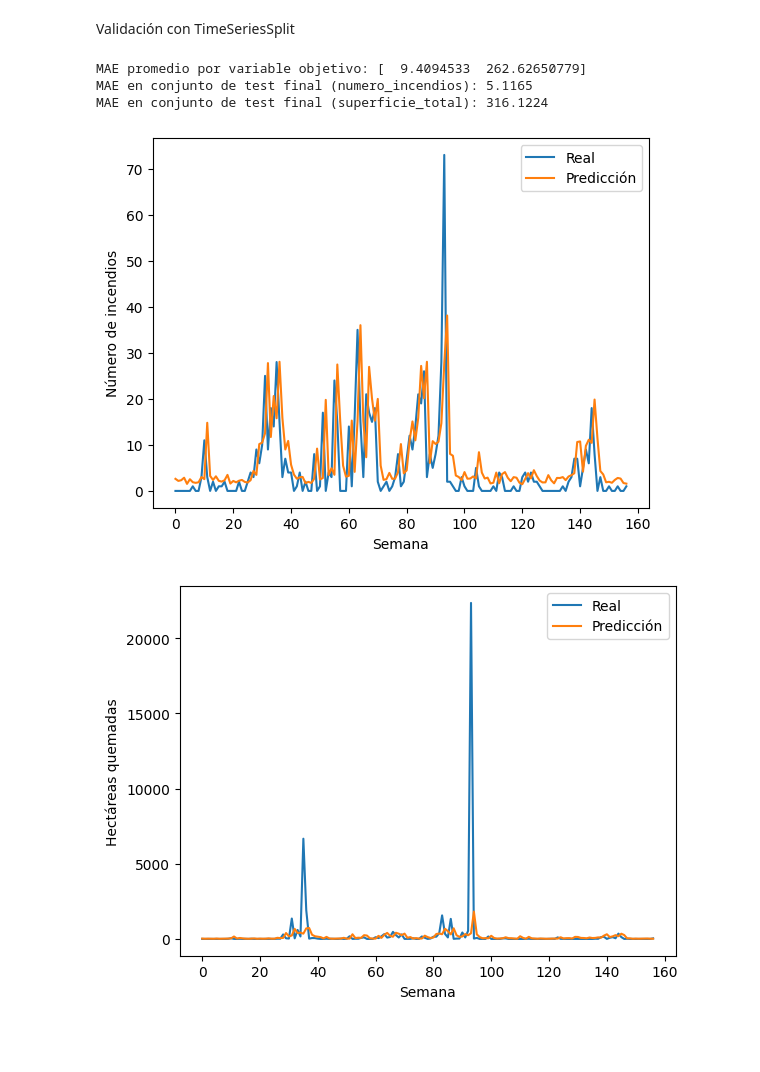
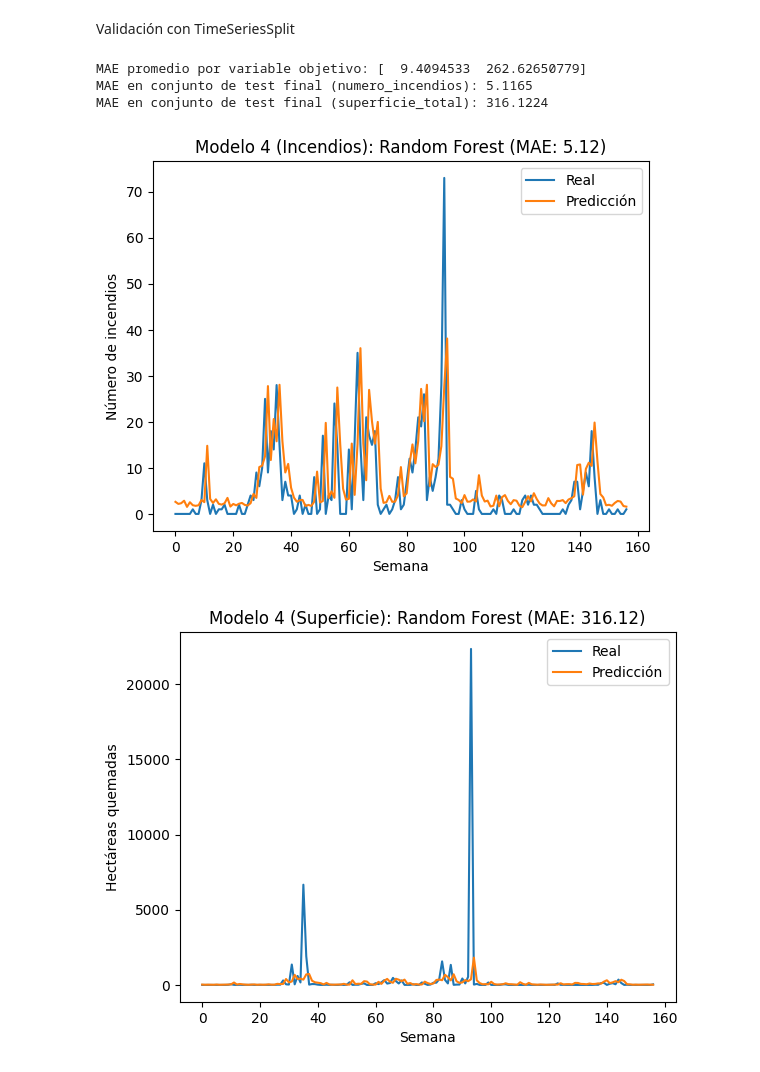
Before and after one commit to JozsefIvanGafo/4-Year-Q1-iao-project-Prediction-of-Forest-fires-in-Galicia-Spain2024-UC3M, a Jupyter notebook: prediction_time_series.ipynb, the cells around one changed output. Drawn from its saved outputs; the diff is of its cells as text; code cells hidden in the pictures; blank space fills up the shorter version.

```diff
--- a/prediction_time_series.ipynb
+++ b/prediction_time_series.ipynb
@@ -889,32 +981,34 @@ final_mae2 = mean_absolute_error(y_test["superficie"], y_pred_test[:, 1])
 
 # Resultados
 print(f"MAE en conjunto de test final (numero_incendios): {final_mae1:.4f}")
 print(f"MAE en conjunto de test final (superficie_total): {final_mae2:.4f}")
 # print(f"Predicciones en conjunto de test: {y_pred_test}")
 
 # plt.plot(y_test, label="Real")
 # plt.plot(y_pred_test, label="Predicción")
 # plt.legend()
 # plt.show()
 
 plt.figure()
 plt.plot(y_test["numero_incendios"].values, label="Real")
 plt.plot(y_pred_test[:, 0], label="Predicción")
 plt.legend()
 plt.xlabel("Semana")
 plt.ylabel("Número de incendios")
+plt.title("Modelo 4 (Incendios): Random Forest (MAE: 5.12)")
 plt.show()
 
 plt.figure()
 plt.plot(y_test["superficie"].values, label="Real")
 plt.plot(y_pred_test[:, 1], label="Predicción")
 plt.legend()
 plt.xlabel("Semana")
 plt.ylabel("Hectáreas quemadas")
+plt.title("Modelo 4 (Superficie): Random Forest (MAE: 316.12)")
 plt.show()
 # %% [output]
 MAE promedio por variable objetivo: [  9.4094533  262.62650779]
 MAE en conjunto de test final (numero_incendios): 5.1165
 MAE en conjunto de test final (superficie_total): 316.1224
-[figure, old version]
+[figure, new version]
-[figure, old version]
+[figure, new version]
```
Also changed, not shown: parts of 11 cells of this notebook.
